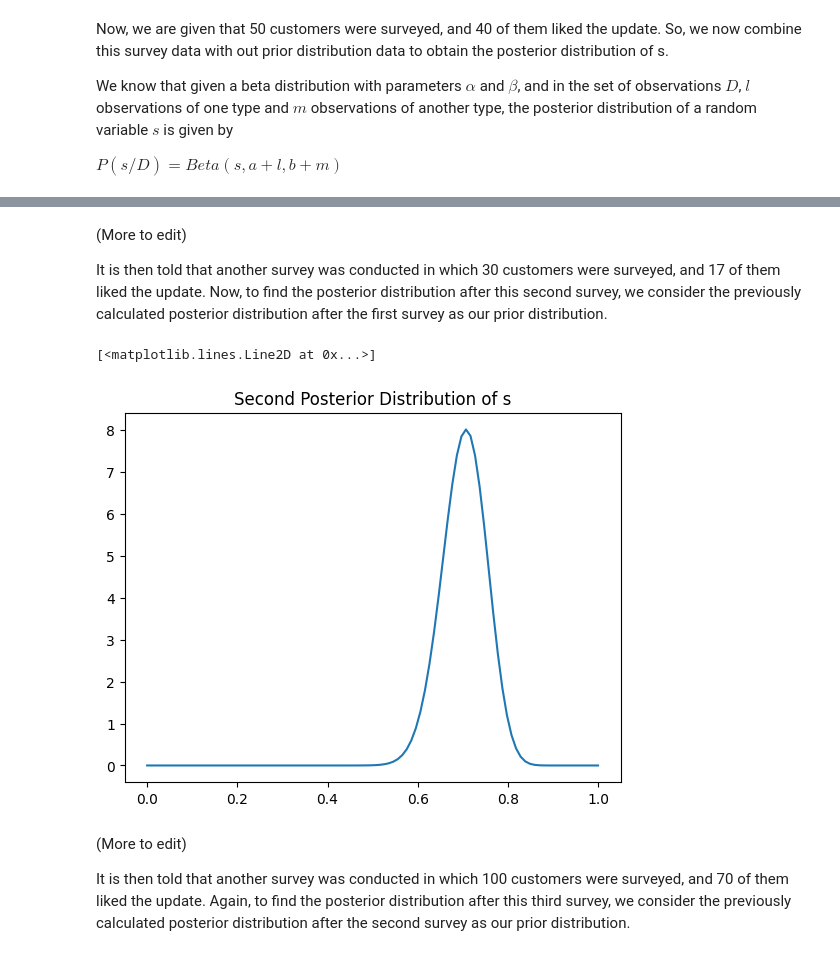
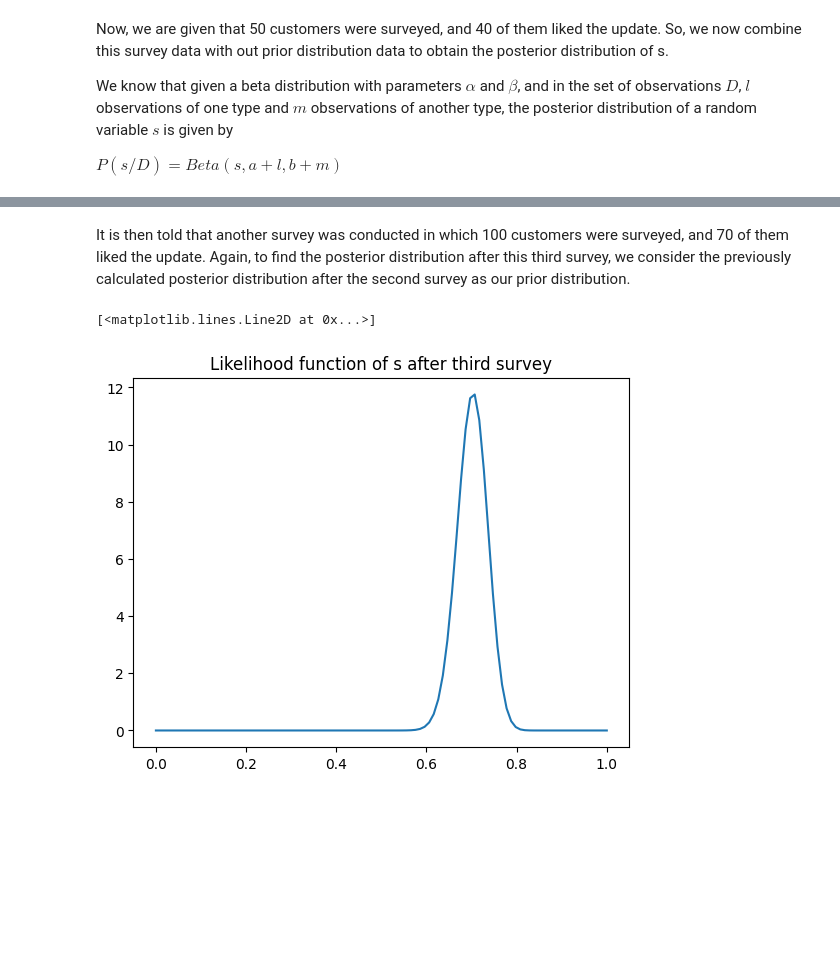
Before and after one commit to mokshith002/FODS-Assignment-1, a Jupyter notebook: 1A.ipynb, the cells around one changed output, grey strips where cells are left out. Saved outputs shown, nothing was run; the diff lists cells and outputs as text; code cells hidden in the pictures; blank space fills up the shorter version.

```diff
--- a/1A.ipynb
+++ b/1A.ipynb
@@ -32,16 +42,10 @@ plt.plot(s, y)
 # %% [markdown]
-(More to edit)
-
-It is then told that another survey was conducted in which 30 customers were surveyed, and 17 of them liked the update. Now, to find the posterior distribution after this second survey, we consider the previously calculated posterior distribution after the first survey as our prior distribution.
+It is then told that another survey was conducted in which 100 customers were surveyed, and 70 of them liked the update. Again, to find the posterior distribution after this third survey, we consider the previously calculated posterior distribution after the second survey as our prior distribution.
 # %%
 s = np.linspace(0, 1.0, 100)
-y = st.beta.pdf(s, 42 + 17, 12 + 13)
-plt.title("Second Posterior Distribution of s")
+y = st.beta.pdf(s, 59 + 70, 25 + 30)
+plt.title("Likelihood function of s after third survey")
 plt.plot(s, y)
 # %% [output]
 [<matplotlib.lines.Line2D at 0x...>]
-[figure, old version]
+[figure, new version]
-# %% [markdown]
-(More to edit)
-
-It is then told that another survey was conducted in which 100 customers were surveyed, and 70 of them liked the update. Again, to find the posterior distribution after this third survey, we consider the previously calculated posterior distribution after the second survey as our prior distribution.
```
Also changed, not shown: parts of 4 cells of this notebook.
